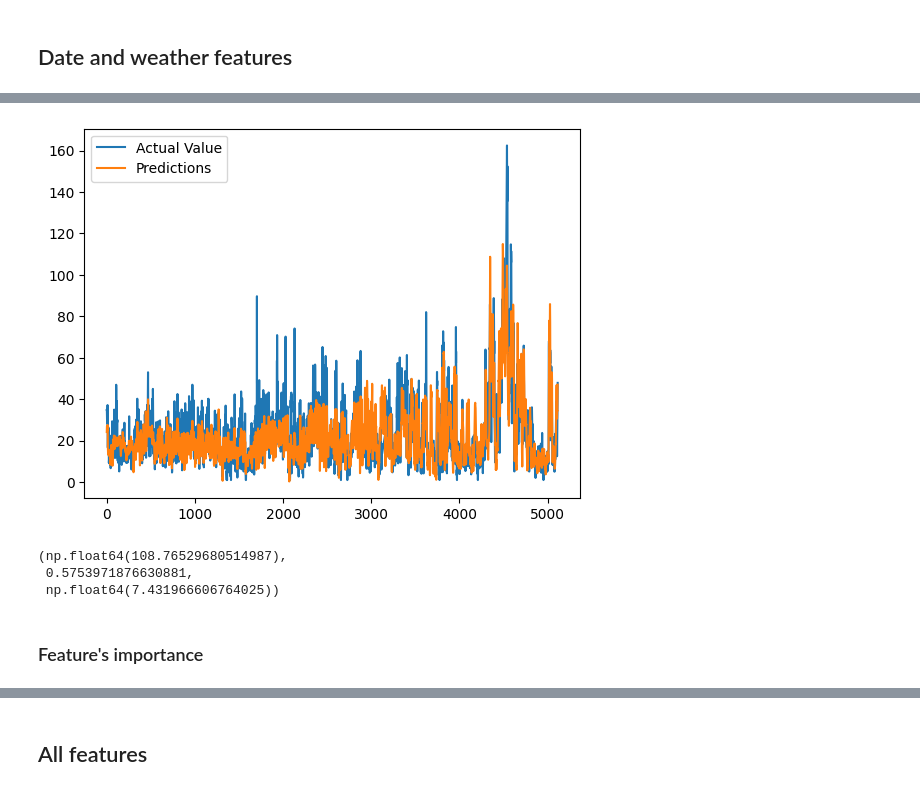
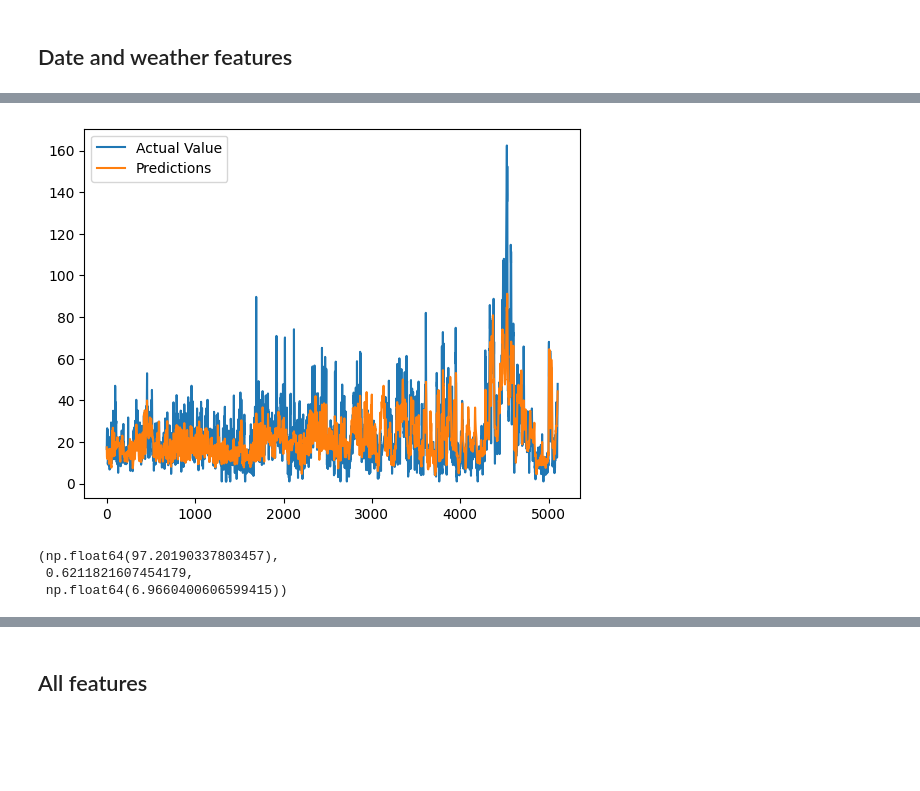
Before and after one commit to klklaudia/AI, a Jupyter notebook: PredykcjaSmogu/LSTM.ipynb, the cells around one changed output, grey strips where cells are left out. Drawn from its saved outputs; the diff is of its cells as text; code cells hidden in the pictures; blank space fills up the shorter version.

```diff
--- a/PredykcjaSmogu/LSTM.ipynb
+++ b/PredykcjaSmogu/LSTM.ipynb
@@ -136,0 +283,4 @@ plot_predictions(model, X_test, y_test)
+# %%
+X, y = df_to_X_y_singular(df.MpKrakZloRog, window_size=6)
+X_test, y_test = X[65000:], y[65000:]
+plot_predictions(model, X_test, y_test)
@@ -173,26 +358,42 @@ columns_to_scale = ['AirTemp', 'rainIntensity', 'rainAccumulation',
 # scaler just for training data to prevent data leakage
 # separate scaler for y
 scaler = StandardScaler()
-scaler_y = StandardScaler()
+scaler_y_ZloRog = StandardScaler()
+scaler_y_Dietla = StandardScaler()
+scaler_y_OsPias = StandardScaler()
 
 scaler.fit(df_train[columns_to_scale])
-scaler_y.fit(df_train.loc[:, 'MpKrakZloRog'].to_frame())
+scaler_y_Dietla.fit(df_train.loc[:, 'MpKrakDietla'].to_frame())
+scaler_y_ZloRog.fit(df_train.loc[:, 'MpKrakZloRog'].to_frame())
+scaler_y_OsPias.fit(df_train.loc[:, 'MpKrakOsPias'].to_frame())
 
 df_train[columns_to_scale] = scaler.transform(df_train[columns_to_scale])
-df_train['MpKrakZloRog'] = scaler_y.transform(df_train['MpKrakZloRog'].to_frame())
 df_val[columns_to_scale] = scaler.transform(df_val[columns_to_scale])
-df_val['MpKrakZloRog'] = scaler_y.transform(df_val['MpKrakZloRog'].to_frame())
 df_test[columns_to_scale] = scaler.transform(df_test[columns_to_scale])
-df_test['MpKrakZloRog'] = scaler_y.transform(df_test['MpKrakZloRog'].to_frame())
+
+df_val['MpKrakDietla'] = scaler_y_Dietla.transform(df_val['MpKrakDietla'].to_frame())
+df_test['MpKrakDietla'] = scaler_y_Dietla.transform(df_test['MpKrakDietla'].to_frame())
+df_train['MpKrakDietla'] = scaler_y_Dietla.transform(df_train['MpKrakDietla'].to_frame())
+
+df_val['MpKrakZloRog'] = scaler_y_ZloRog.transform(df_val['MpKrakZloRog'].to_frame())
+df_test['MpKrakZloRog'] = scaler_y_ZloRog.transform(df_test['MpKrakZloRog'].to_frame())
+df_train['MpKrakZloRog'] = scaler_y_ZloRog.transform(df_train['MpKrakZloRog'].to_frame())
+
+df_val['MpKrakOsPias'] = scaler_y_OsPias.transform(df_val['MpKrakOsPias'].to_frame())
+df_test['MpKrakOsPias'] = scaler_y_OsPias.transform(df_test['MpKrakOsPias'].to_frame())
+df_train['MpKrakOsPias'] = scaler_y_OsPias.transform(df_train['MpKrakOsPias'].to_frame())
 # %%
-window_size = 12
-X_train, y_train = df_to_X_y_dw(df_train, window_size)
-X_val, y_val = df_to_X_y_dw(df_val, window_size)
-X_test, y_test = df_to_X_y_dw(df_test, window_size)
+# MpKrakZloRog
+window_size = 24
+X_train, y_train = df_to_X_y_dw(df_train, 1, window_size)
+X_val, y_val = df_to_X_y_dw(df_val, 1, window_size)
+X_test, y_test = df_to_X_y_dw(df_test, 1, window_size)
 # %%
 model = Sequential()
 model.add(InputLayer(shape=(X_train.shape[1], X_train.shape[2])))
-model.add(LSTM(64, activation='relu'))
+#model.add(LSTM(128, return_sequences=True, dropout=0.1))
+model.add(Conv1D(64, kernel_size=2, activation='relu'))
+model.add(LSTM(128, dropout=0.1, recurrent_dropout=0.2))
 
 #model.add(Conv1D(64, kernel_size=2, activation='relu'))
 #model.add(LSTM(64, return_sequences=True, dropout=0.2, recurrent_dropout=0.2))
@@ -202,4 +403,3 @@ model.add(LSTM(64, activation='relu'))
 
 model.add(Dense(8, activation='relu')) # tanh or relu?
 model.add(Dense(1, activation='linear'))
-model.summary()
@@ -265,6 +451,6 @@ plot_predictions(model, X_test, y_test, start=0, end=300)
 # %%
-y_test_inv = scaler_y.inverse_transform(y_test.reshape(-1, 1))
-y_pred = scaler_y.inverse_transform(model.predict(X_test).reshape(-1, 1))
+y_test_inv = scaler_y_ZloRog.inverse_transform(y_test.reshape(-1, 1))
+y_pred = scaler_y_ZloRog.inverse_transform(model.predict(X_test).reshape(-1, 1))
 plt.plot(y_test_inv, label='Actual Value')
 plt.plot(y_pred, label='Predictions')
 plt.legend()
@@ -275,6 +461,4 @@ mean_squared_error(y_test_inv, y_pred), r2_score(y_test_inv, y_pred), mean_absol
-[figure, old version]
+[figure, new version]
-(np.float64(108.76529680514987),
- 0.5753971876630881,
- np.float64(7.431966606764025))
+(np.float64(97.20190337803457),
+ 0.6211821607454179,
+ np.float64(6.9660400606599415))
-# %% [markdown]
-### Feature's importance
```
Also changed, not shown: parts of 53 cells of this notebook.
